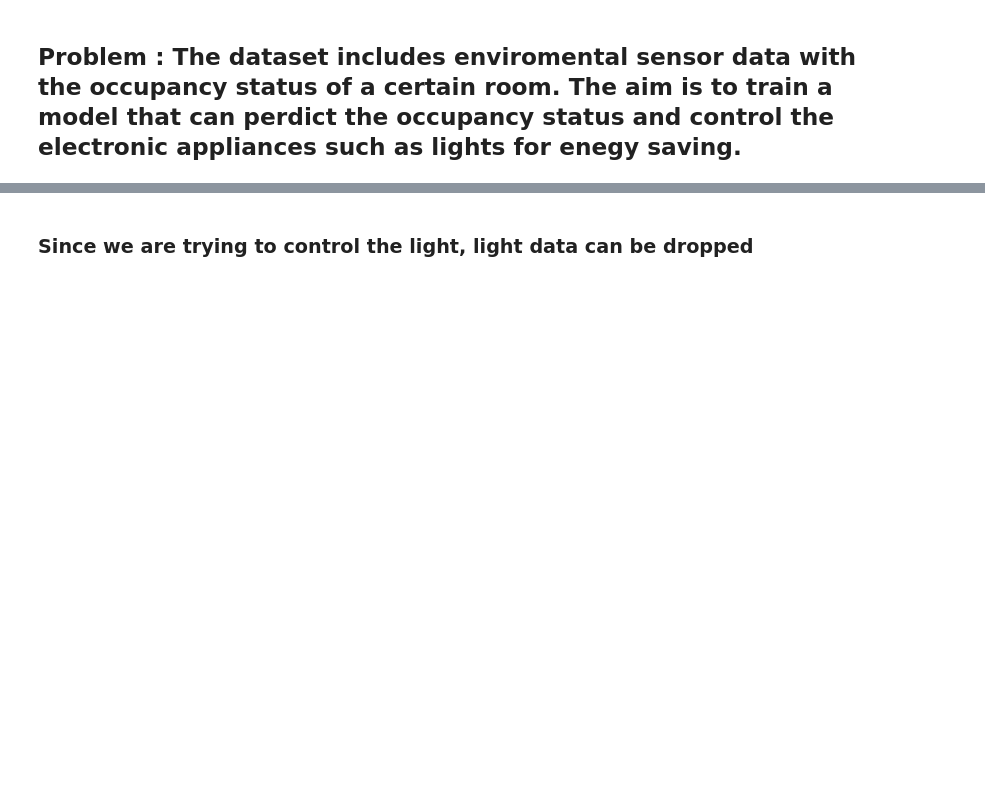
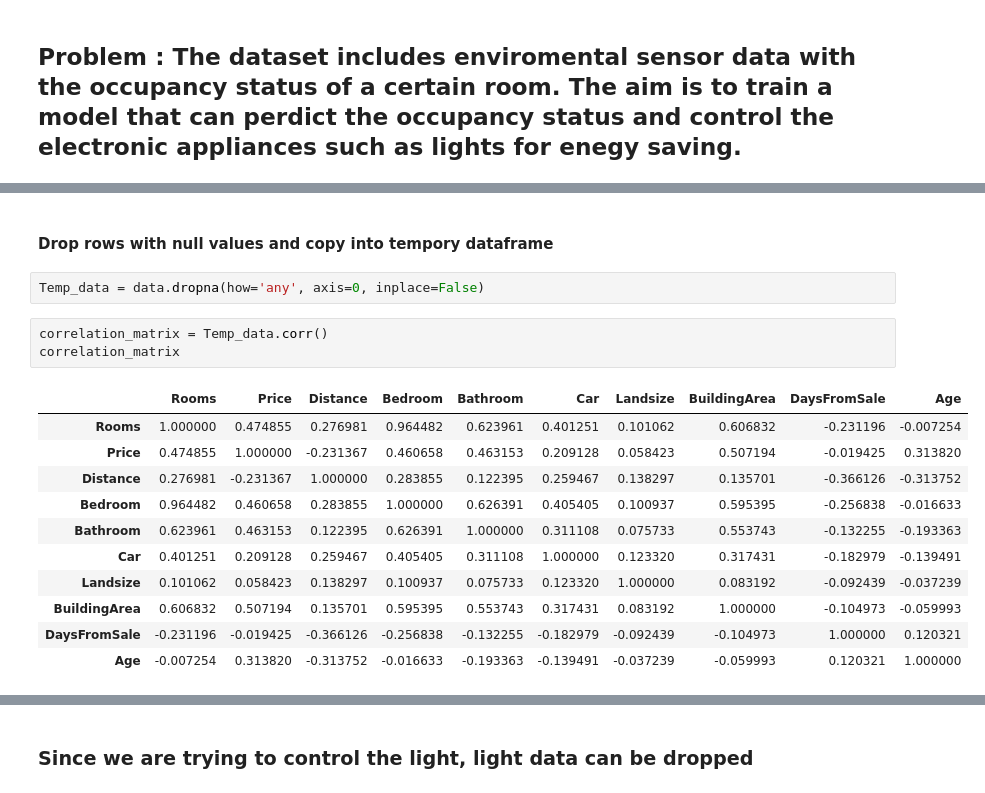
Before and after one commit to pldrobot/ML_Course_Submissions, a Jupyter notebook: Project/Project_Model _Train.ipynb, the cells around one changed output, grey strips where cells are left out. Cells and saved outputs as stored; diff of their text form; blank space fills up the shorter version.

```diff
--- a/Project/Project_Model _Train.ipynb
+++ b/Project/Project_Model _Train.ipynb
@@ -73,0 +106,19 @@ data.drop_duplicates(inplace=True)
+# %% [markdown]
+#### Drop rows with null values and copy into tempory dataframe
+# %%
+Temp_data = data.dropna(how='any', axis=0, inplace=False)
+# %%
+correlation_matrix = Temp_data.corr()
+correlation_matrix
+# %% [output]
+|  | Rooms | Price | Distance | Bedroom | Bathroom | Car | Landsize | BuildingArea | DaysFromSale | Age |
+| Rooms | 1.000000 | 0.474855 | 0.276981 | 0.964482 | 0.623961 | 0.401251 | 0.101062 | 0.606832 | -0.231196 | -0.007254 |
+| Price | 0.474855 | 1.000000 | -0.231367 | 0.460658 | 0.463153 | 0.209128 | 0.058423 | 0.507194 | -0.019425 | 0.313820 |
+| Distance | 0.276981 | -0.231367 | 1.000000 | 0.283855 | 0.122395 | 0.259467 | 0.138297 | 0.135701 | -0.366126 | -0.313752 |
+| Bedroom | 0.964482 | 0.460658 | 0.283855 | 1.000000 | 0.626391 | 0.405405 | 0.100937 | 0.595395 | -0.256838 | -0.016633 |
+| Bathroom | 0.623961 | 0.463153 | 0.122395 | 0.626391 | 1.000000 | 0.311108 | 0.075733 | 0.553743 | -0.132255 | -0.193363 |
+| Car | 0.401251 | 0.209128 | 0.259467 | 0.405405 | 0.311108 | 1.000000 | 0.123320 | 0.317431 | -0.182979 | -0.139491 |
+| Landsize | 0.101062 | 0.058423 | 0.138297 | 0.100937 | 0.075733 | 0.123320 | 1.000000 | 0.083192 | -0.092439 | -0.037239 |
+| BuildingArea | 0.606832 | 0.507194 | 0.135701 | 0.595395 | 0.553743 | 0.317431 | 0.083192 | 1.000000 | -0.104973 | -0.059993 |
+| DaysFromSale | -0.231196 | -0.019425 | -0.366126 | -0.256838 | -0.132255 | -0.182979 | -0.092439 | -0.104973 | 1.000000 | 0.120321 |
+| Age | -0.007254 | 0.313820 | -0.313752 | -0.016633 | -0.193363 | -0.139491 | -0.037239 | -0.059993 | 0.120321 | 1.000000 |
```
Also changed, not shown: parts of 17 cells of this notebook, 1 other file.
